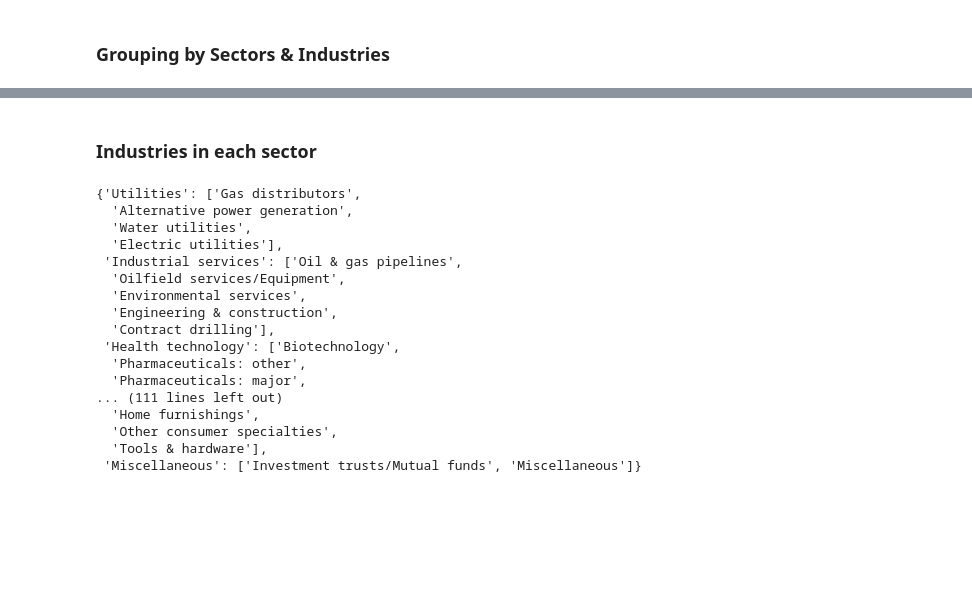
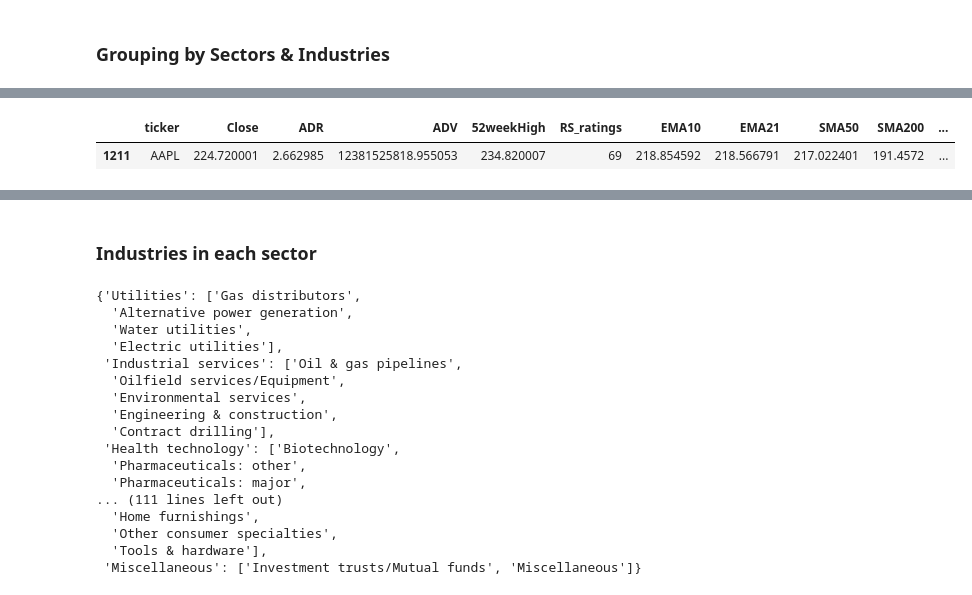
Before and after one commit to Santhosh-Shivan/Stock-Screener, a Jupyter notebook: NEW_main_Screener.ipynb, the cells around one changed output, grey strips where cells are left out. Saved outputs shown, nothing was run; the diff lists cells and outputs as text; code cells hidden in the pictures; blank space fills up the shorter version.

```diff
--- a/NEW_main_Screener.ipynb
+++ b/NEW_main_Screener.ipynb
@@ -100,6 +118,7 @@ final_focus_IPO = focus_list_IPO.loc[(focus['ADR'] >=2.75) & (focus['ADV'] >=100
 # %% [markdown]
 ### Filtering NON IPO stocks
 # %%
-final_focus_NON_IPO = focus.loc[ (focus['ADR'] >=2.25) & (focus['ADV'] >=10000000) &(focus["RS_ratings"] >= 80) &(focus["Close"] >= focus['SMA200'])  & (focus['SMA50'] >=focus['SMA200']) & (focus['Close'] >=.8*focus['52weekHigh'])& (focus["EMA10"] >= focus['SMA50']) & (focus["EMA21"] >= focus['SMA50'])& (focus['Slope50'] >=0)] #&  &  & (focus['Slope200'] >=0)(focus['RS_ratings'] >= 40) & (focus['Slope50'] >=0) & (focus['Slope200'] >=0)
+#RS_rating of 70 here is equivalent to ~85 in tradingview
+final_focus_NON_IPO = focus.loc[ (focus['ADR'] >=2.75) & (focus['ADV'] >=25000000) & (focus['ADV'] <500000000) &((focus["RS_ratings"] >= 80)) &(focus["Close"] >= focus['SMA200'])  & (focus['SMA50'] >=focus['SMA200']) & (focus['Close'] >=.8*focus['52weekHigh'])] #&  &  & (focus['Slope200'] >=0)(focus['RS_ratings'] >= 40) & (focus['Slope50'] >=0) & (focus['Slope200'] >=0)
 len(final_focus_NON_IPO["ticker"].values)
 # %% [output]
@@ -106,0 +126,3 @@ len(final_focus_NON_IPO["ticker"].values)
+# %%
+final_focus_NON_IPO_large_ADV = focus.loc[ (focus['ADR'] >=2.25) & (focus['ADV'] >=500000000) &(focus["Close"] >= focus['SMA200'])  & (focus['SMA50'] >=focus['SMA200']) & (focus['Close'] >=.8*focus['52weekHigh'])& (focus["EMA10"] >= focus['SMA50']) & (focus["EMA21"] >= focus['SMA50'])]
+len(final_focus_NON_IPO_large_ADV)
@@ -107,5 +131,7 @@ len(final_focus_NON_IPO["ticker"].values)
+# %%
+final_focus_NON_IPO = pd.concat([final_focus_NON_IPO, final_focus_NON_IPO_large_ADV], axis=0)
 # %% [markdown]
 ### Sorting
 # %%
-final_focus_NON_IPO = pd.DataFrame(final_focus_NON_IPO.sort_values(by=['ADV'], ascending=False).to_numpy(),
+final_focus_NON_IPO = pd.DataFrame(final_focus_NON_IPO.sort_values(by=['ADR'], ascending=False).to_numpy(),
                    index=final_focus_NON_IPO.index, columns=final_focus_NON_IPO.columns)
@@ -159,6 +191,11 @@ for sector,values in sectors.items():
         for industry in values.values():
             for ticker in list(industry):
                 bam.append(ticker)
+# %%
+final_focus_NON_IPO.loc[final_focus_NON_IPO["ticker"] == "AAPL"]
+# %% [output]
+|  | ticker | Close | ADR | ADV | 52weekHigh | RS_ratings | EMA10 | EMA21 | SMA50 | SMA200 | ... |
+| 1211 | AAPL | 224.720001 | 2.662985 | 12381525818.955053 | 234.820007 | 69 | 218.854592 | 218.566791 | 217.022401 | 191.4572 | ... |
 # %%
 print(bam)
 # %% [output]
```
Also changed, not shown: parts of 16 cells of this notebook, 2 other files.
